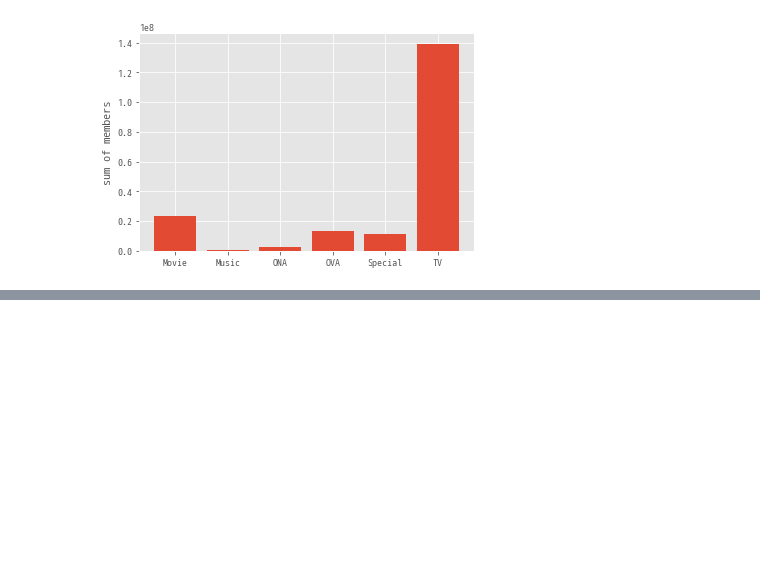
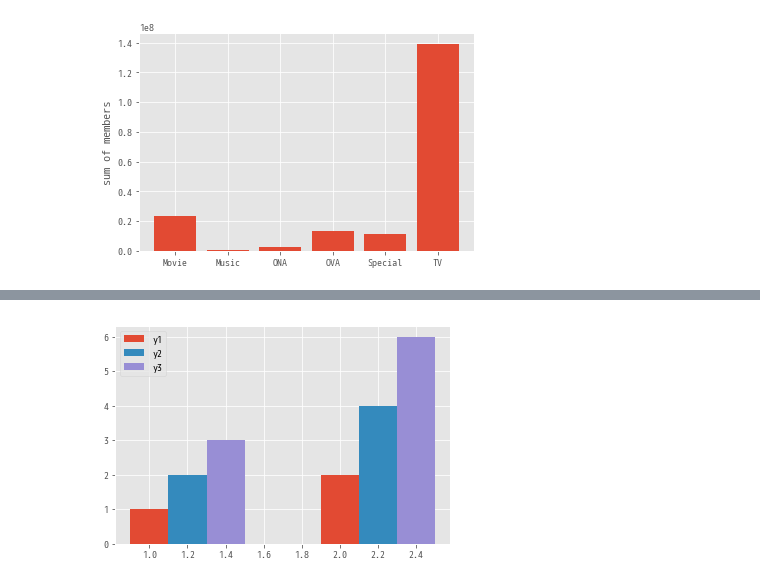
Before and after one commit to yukimura1227/trainings, a Jupyter notebook: matplotlib_sample/bar_sample.ipynb, the cells around one changed output, grey strips where cells are left out. Cells and saved outputs as stored; diff of their text form; code cells hidden in the pictures; blank space fills up the shorter version.

```diff
--- a/matplotlib_sample/bar_sample.ipynb
+++ b/matplotlib_sample/bar_sample.ipynb
@@ -64,0 +82,21 @@ Index(['Movie', 'Music', 'ONA', 'OVA', 'Special', 'TV'], dtype='object', name='t
+# %%
+# 複数グループの棒グラフの描画(ダメな例)
+# データセットの作成
+x = [1, 2]
+y1, y2, y3 = [1, 2], [2, 4], [3, 6]
+
+# 複数グループの棒グラフの描画
+fig4 = plt.figure()
+ax4  = fig4.add_subplot(1, 1, 1)
+
+w = 0.2
+ax4.bar(x                  , y1, width = w, label='y1')
+ax4.bar(np.array(x) + w    , y2, width = w, label='y2')
+ax4.bar(np.array(x) + w * 2, y3, width = w, label='y3')
+# 補足: np.array(x) + w とすることで、[1.2, 2.2] の様に幅分だけずらしたx座標を指定している
+
+ax4.legend()
+
+plt.show()
+# %% [output]
+[figure, added]
```
Also changed, not shown: parts of 3 cells of this notebook.
